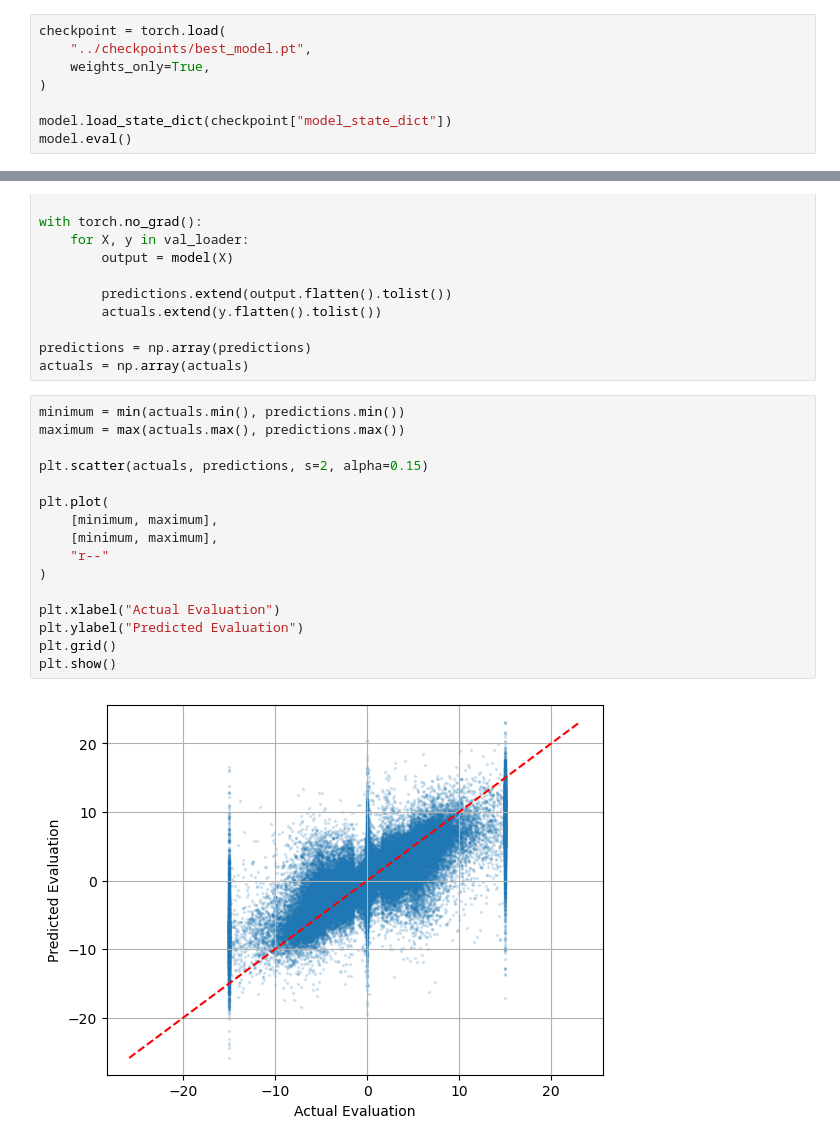
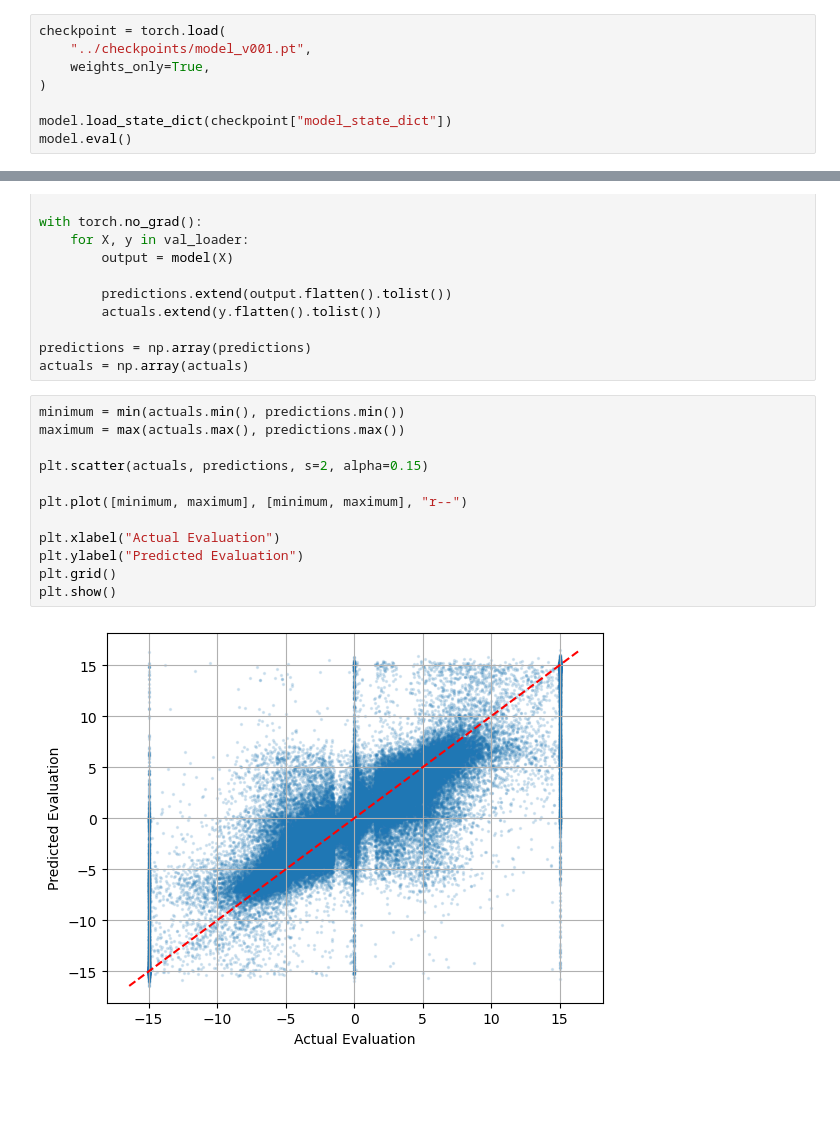
Before and after one commit to ArsalanTahirr/NeuraChess, a Jupyter notebook: notebooks/01_neural_experiments.ipynb, the cells around one changed output, grey strips where cells are left out. Cells and saved outputs as stored; diff of their text form; blank space fills up the shorter version.

```diff
--- a/notebooks/01_neural_experiments.ipynb
+++ b/notebooks/01_neural_experiments.ipynb
@@ -386,6 +408,6 @@ plt.show()
 # %%
 checkpoint = torch.load(
-    "../checkpoints/best_model.pt",
+    "../checkpoints/model_v001.pt",
     weights_only=True,
 )
 
@@ -421,21 +449,17 @@ actuals = np.array(actuals)
 # %%
 minimum = min(actuals.min(), predictions.min())
 maximum = max(actuals.max(), predictions.max())
 
 plt.scatter(actuals, predictions, s=2, alpha=0.15)
 
-plt.plot(
-    [minimum, maximum],
-    [minimum, maximum],
-    "r--"
-)
+plt.plot([minimum, maximum], [minimum, maximum], "r--")
 
 plt.xlabel("Actual Evaluation")
 plt.ylabel("Predicted Evaluation")
 plt.grid()
 plt.show()
 # %% [output]
-[figure, old version]
+[figure, new version]
 # %%
 import seaborn as sns
 
```
Also changed, not shown: parts of 10 cells of this notebook.
